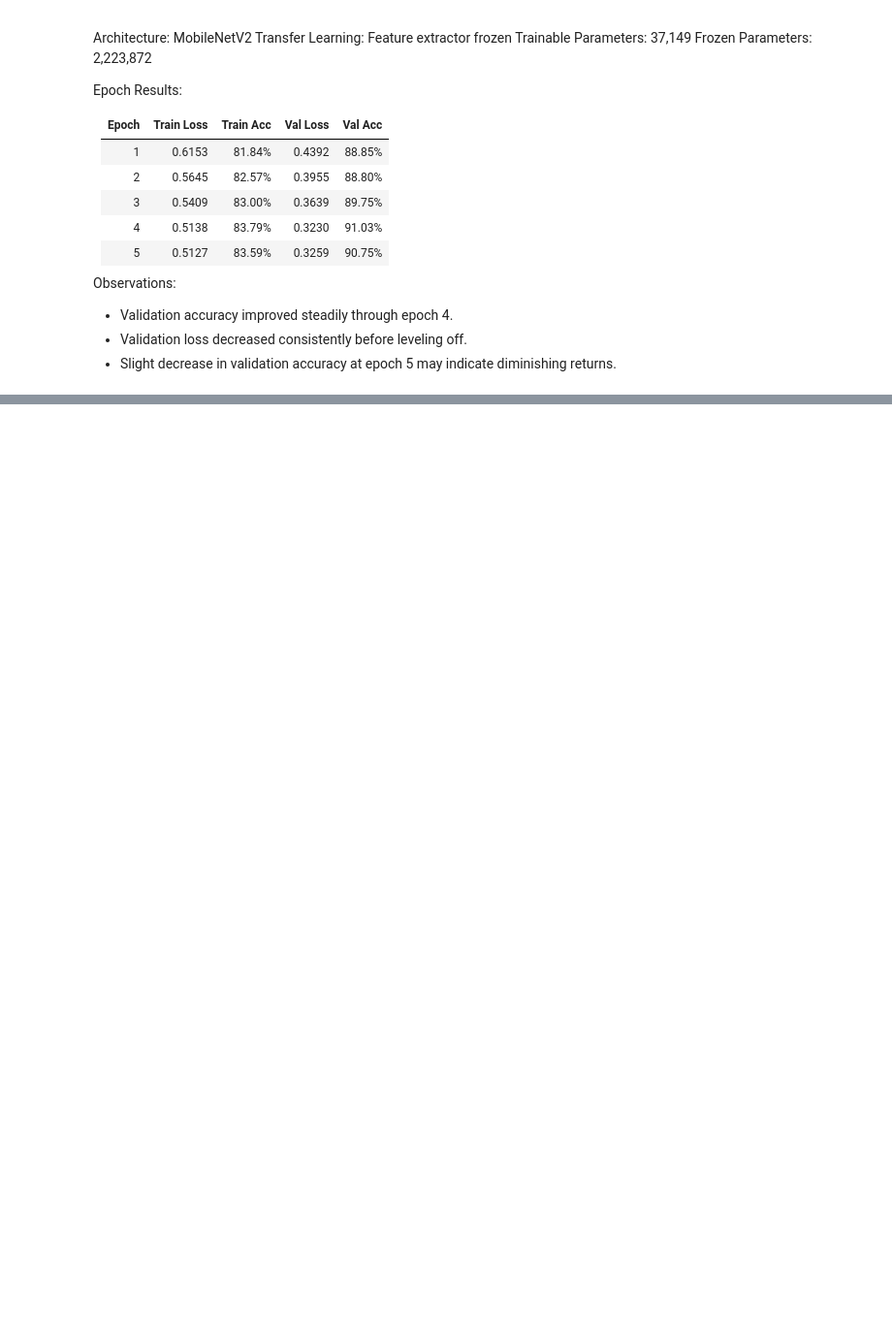
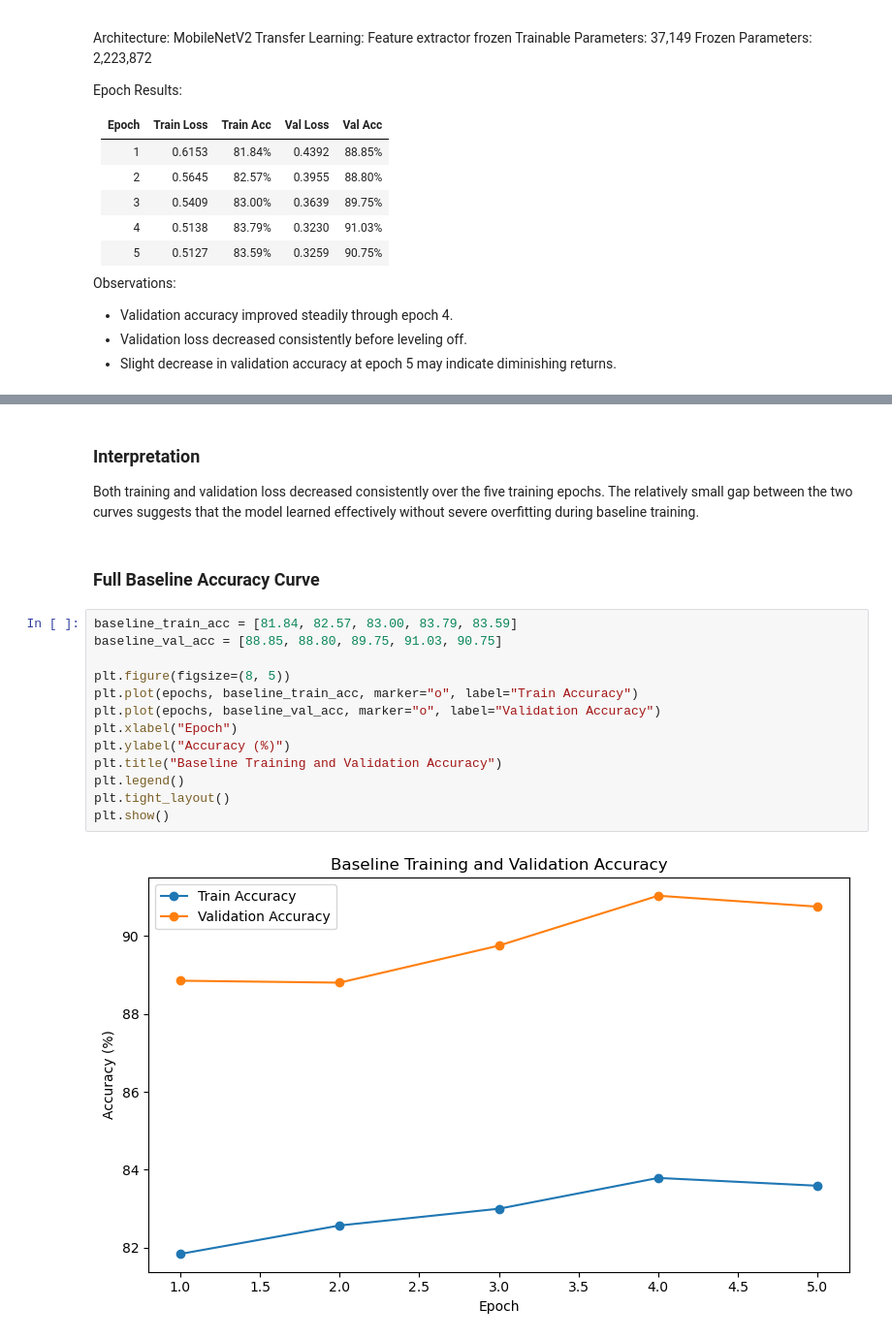
Before and after one commit to framedforfun/Phase-3-Beyond-Words-Capstone, a Jupyter notebook: code/sprint_3.ipynb, the cells around one changed output, grey strips where cells are left out. Shown at 97% size. Saved outputs shown, nothing was run; the diff lists cells and outputs as text; blank space fills up the shorter version.

```diff
--- a/code/sprint_3.ipynb
+++ b/code/sprint_3.ipynb
@@ -491,0 +841,21 @@ Baseline model saved successfully!
+# %% [markdown]
+### Interpretation
+
+Both training and validation loss decreased consistently over the five training epochs. The relatively small gap between the two curves suggests that the model learned effectively without severe overfitting during baseline training.
+# %% [markdown]
+### Full Baseline Accuracy Curve
+# %%
+baseline_train_acc = [81.84, 82.57, 83.00, 83.79, 83.59]
+baseline_val_acc = [88.85, 88.80, 89.75, 91.03, 90.75]
+
+plt.figure(figsize=(8, 5))
+plt.plot(epochs, baseline_train_acc, marker="o", label="Train Accuracy")
+plt.plot(epochs, baseline_val_acc, marker="o", label="Validation Accuracy")
+plt.xlabel("Epoch")
+plt.ylabel("Accuracy (%)")
+plt.title("Baseline Training and Validation Accuracy")
+plt.legend()
+plt.tight_layout()
+plt.show()
+# %% [output]
+[figure, added]
```
Also changed, not shown: parts of 55 cells of this notebook, 3 other files.
